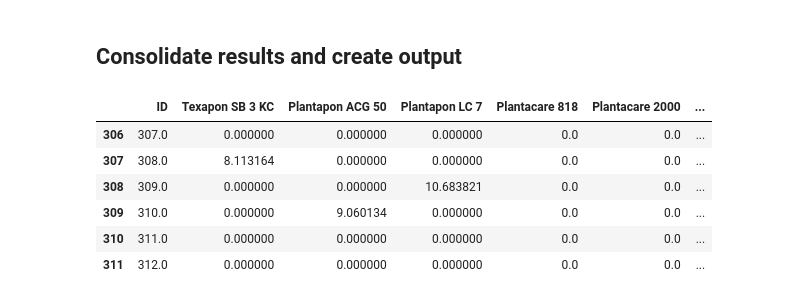
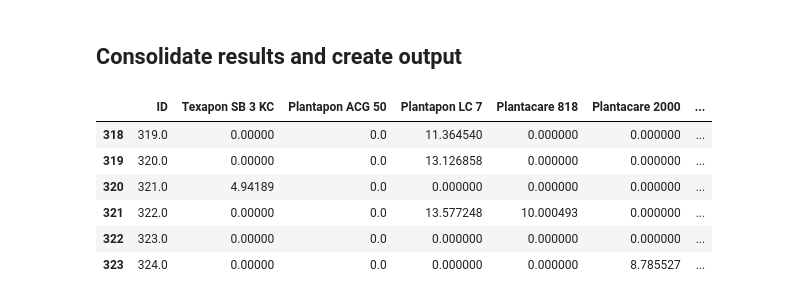
Before and after one commit to AniketChitre/formulations-prep, a Jupyter notebook: balance_analysis.ipynb, the cells around one changed output. Cells and saved outputs as stored; diff of their text form; code cells hidden in the pictures.

```diff
--- a/balance_analysis.ipynb
+++ b/balance_analysis.ipynb
@@ -6,7 +6,7 @@ import pandas as pd
 %matplotlib notebook
 
 speciesList = pmb.PipettingSpecies.readCSV('SpeciesDictionary.csv')
-instructions = pmb.PipettingInstructions.readCSV('DoE_csv/MasterDataset_OT_DoE_17-27-04-23.csv', firstRow=306, lastRow=312)
+instructions = pmb.PipettingInstructions.readCSV('DoE_csv/MasterDataset_OT_DoE_17-27-04-23.csv', firstRow=318, lastRow=324)
 targetVolume = 10
 sampleList = pmb.PipettingSample.createSamples(instructions,targetVol=targetVolume)
 maxVolume = 1
@@ -15,7 +15,7 @@ for sample in sampleList:
     sample.getVolFracSeries(speciesDictionary=speciesList)
 steps = pmb.PipettingStep.createSteps(instructions=instructions,speciesDictionary=speciesList,sampleList=sampleList,maxVol=maxVolume)
 
-massProfile = pmb.MassProfile('mass_data/MassProfile_170423_S307-312.csv',t_baseline=25,derivNoise=0.005,secDerivNoise=0.001)
+massProfile = pmb.MassProfile('mass_data/MassProfile_180423_S319-324.csv',t_baseline=25,derivNoise=0.005,secDerivNoise=0.001)
 #default t_baseline=25
 # %% [markdown]
 ## Analyse Water Addition
@@ -93,19 +96,19 @@ Addition of 0.319g Arlypon F detected from 3134s to 3146s - expected volume = 0.
 # %%
 for step in steps:
     step.addToSample()
 actualMassFractions = pd.DataFrame(dtype='float64').reindex_like(instructions)
 actualMassFractions[:]=0
 for i in range(len(sampleList)):
     actualMassFractions['ID'].iloc[i] = sampleList[i].sampleId
     for entry in sampleList[i].addedMassSeries.iteritems():
         actualMassFractions[entry[0]].iloc[i] = entry[1]/sampleList[i].actualMass*100
-actualMassFractions.to_csv('mass_data/FreshlyAnalysed_170423_S307-S312.csv', index=False)
+actualMassFractions.to_csv('mass_data/FreshlyAnalysed_180423_S319-S324.csv', index=False)
 actualMassFractions
 # %% [output]
 |  | ID | Texapon SB 3 KC | Plantapon ACG 50 | Plantapon LC 7 | Plantacare 818 | Plantacare 2000 | ... |
-| 306 | 307.0 | 0.000000 | 0.000000 | 0.000000 | 0.0 | 0.0 | ... |
-| 307 | 308.0 | 8.113164 | 0.000000 | 0.000000 | 0.0 | 0.0 | ... |
-| 308 | 309.0 | 0.000000 | 0.000000 | 10.683821 | 0.0 | 0.0 | ... |
-| 309 | 310.0 | 0.000000 | 9.060134 | 0.000000 | 0.0 | 0.0 | ... |
-| 310 | 311.0 | 0.000000 | 0.000000 | 0.000000 | 0.0 | 0.0 | ... |
-| 311 | 312.0 | 0.000000 | 0.000000 | 0.000000 | 0.0 | 0.0 | ... |
+| 318 | 319.0 | 0.00000 | 0.0 | 11.364540 | 0.000000 | 0.000000 | ... |
+| 319 | 320.0 | 0.00000 | 0.0 | 13.126858 | 0.000000 | 0.000000 | ... |
+| 320 | 321.0 | 4.94189 | 0.0 | 0.000000 | 0.000000 | 0.000000 | ... |
+| 321 | 322.0 | 0.00000 | 0.0 | 13.577248 | 10.000493 | 0.000000 | ... |
+| 322 | 323.0 | 0.00000 | 0.0 | 0.000000 | 0.000000 | 0.000000 | ... |
+| 323 | 324.0 | 0.00000 | 0.0 | 0.000000 | 0.000000 | 8.785527 | ... |
```
Also changed, not shown: parts of 4 cells of this notebook, 6 other files.
